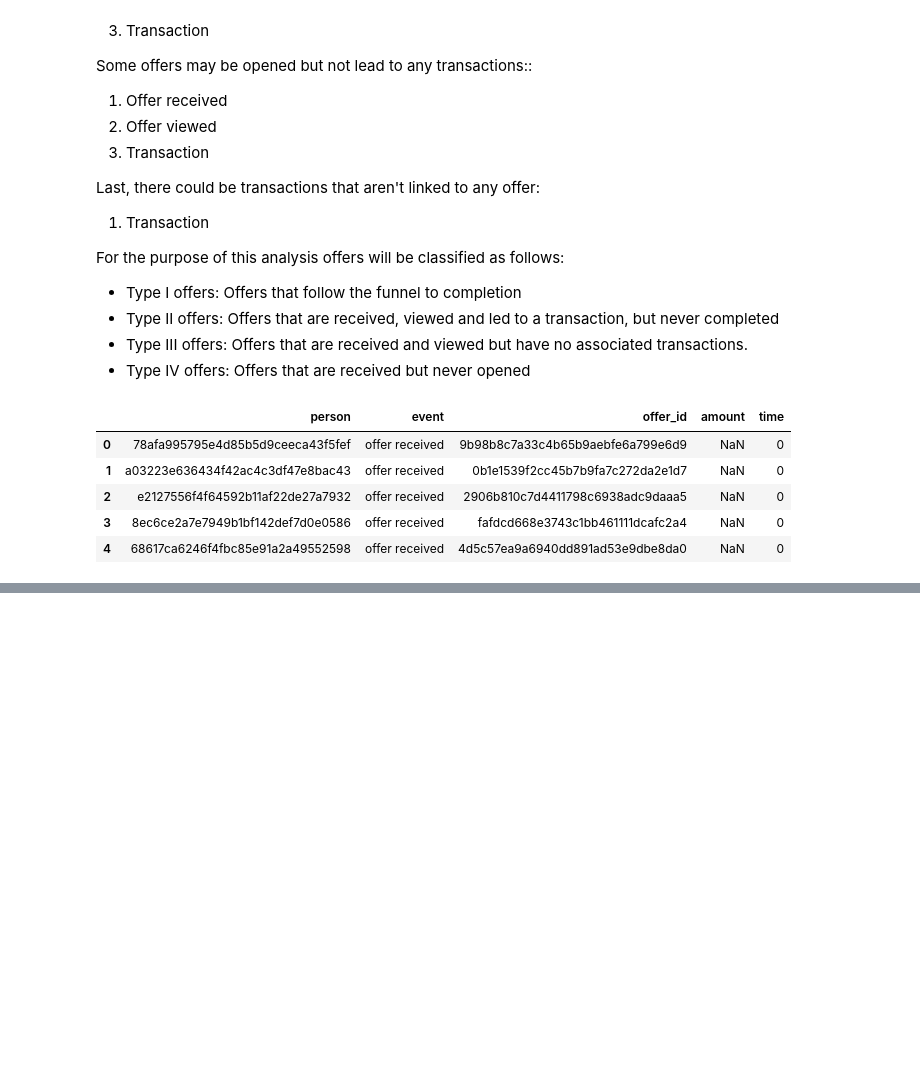
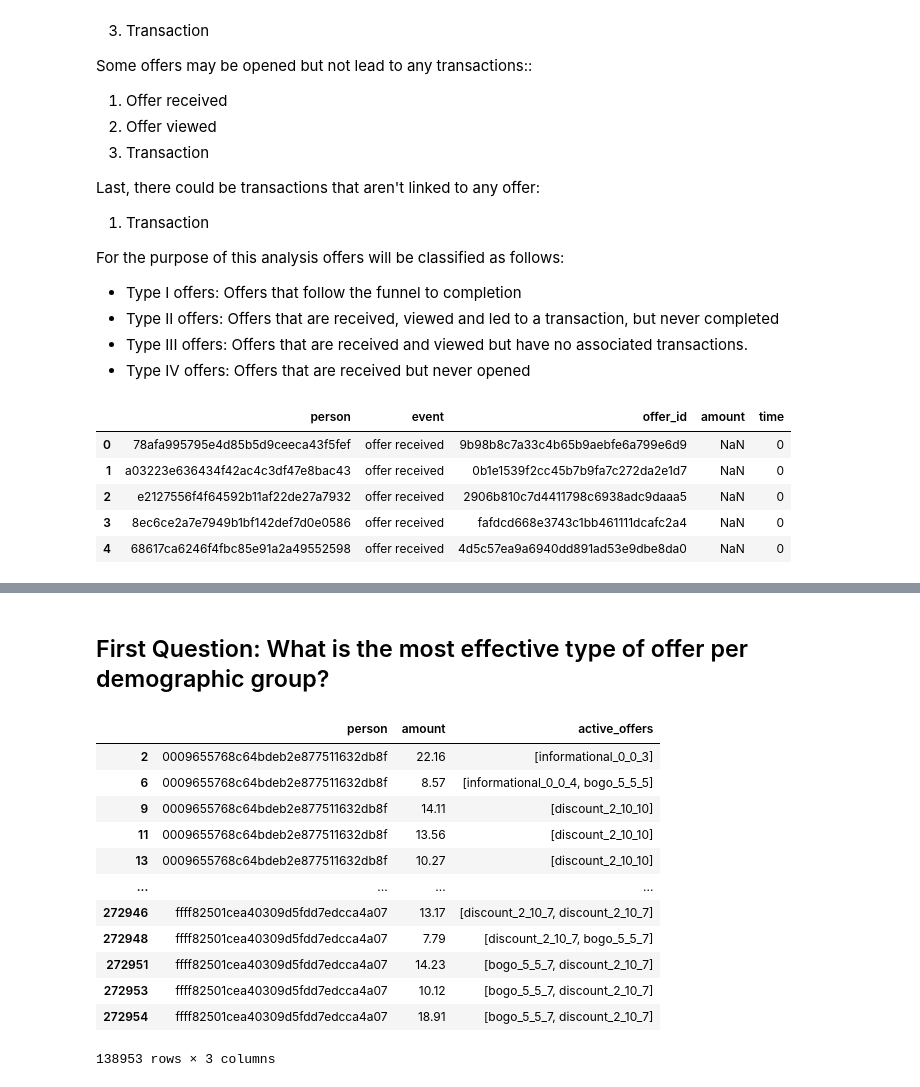
Before and after one commit to atrgz/starbucks_capstone, a Jupyter notebook: Starbucks_Capstone_notebook.ipynb, the cells around one changed output, grey strips where cells are left out. Saved outputs shown, nothing was run; the diff lists cells and outputs as text; code cells hidden in the pictures; blank space fills up the shorter version.

```diff
--- a/Starbucks_Capstone_notebook.ipynb
+++ b/Starbucks_Capstone_notebook.ipynb
@@ -485,3 +485,5 @@ log.head()
 
 # Step 7: clean 'live_offers' to keep only the offer name
 # transcript_log['live_offers'] = transcript_log['live_offers'].apply(lambda x: [offer[0] for offer in x] if isinstance(x, list) else [])
+# %% [markdown]
+## First Question: What is the most effective type of offer per demographic group?
@@ -487,0 +504,16 @@ log.head()
+# %%
+transaction_per_person
+# %% [output]
+|  | person | amount | active_offers |
+| 2 | 0009655768c64bdeb2e877511632db8f | 22.16 | [informational_0_0_3] |
+| 6 | 0009655768c64bdeb2e877511632db8f | 8.57 | [informational_0_0_4, bogo_5_5_5] |
+| 9 | 0009655768c64bdeb2e877511632db8f | 14.11 | [discount_2_10_10] |
+| 11 | 0009655768c64bdeb2e877511632db8f | 13.56 | [discount_2_10_10] |
+| 13 | 0009655768c64bdeb2e877511632db8f | 10.27 | [discount_2_10_10] |
+| ... | ... | ... | ... |
+| 272946 | ffff82501cea40309d5fdd7edcca4a07 | 13.17 | [discount_2_10_7, discount_2_10_7] |
+| 272948 | ffff82501cea40309d5fdd7edcca4a07 | 7.79 | [discount_2_10_7, bogo_5_5_7] |
+| 272951 | ffff82501cea40309d5fdd7edcca4a07 | 14.23 | [bogo_5_5_7, discount_2_10_7] |
+| 272953 | ffff82501cea40309d5fdd7edcca4a07 | 10.12 | [bogo_5_5_7, discount_2_10_7] |
+| 272954 | ffff82501cea40309d5fdd7edcca4a07 | 18.91 | [bogo_5_5_7, discount_2_10_7] |
+138953 rows × 3 columns
```
Also changed, not shown: parts of 3 cells of this notebook.
